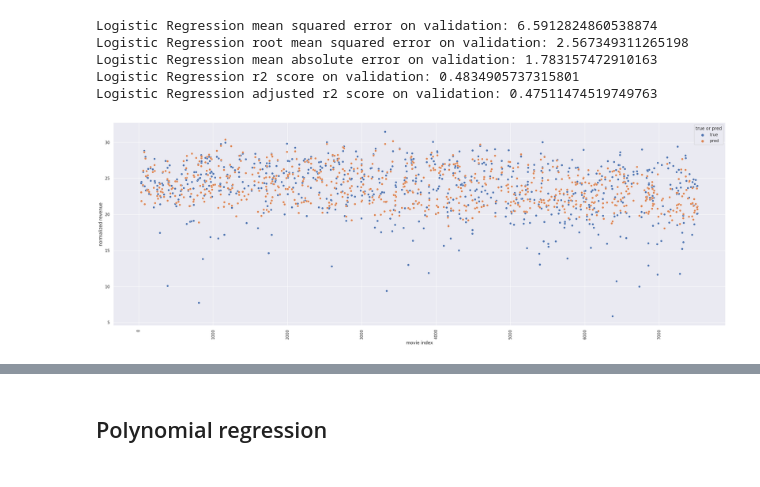
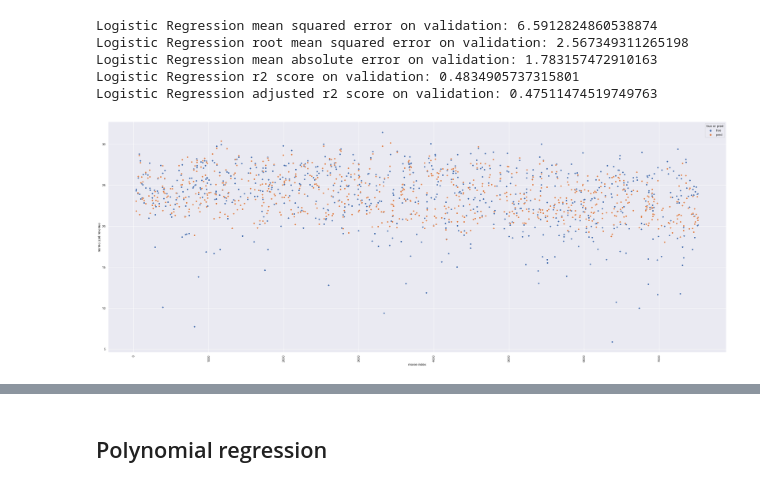
Before and after one commit to emre-bl/Movie-Revenue-Prediction, a Jupyter notebook: İMDB-m.ipynb, the cells around one changed output, grey strips where cells are left out. Cells and saved outputs as stored; diff of their text form; code cells hidden in the pictures.

```diff
--- a/İMDB-m.ipynb
+++ b/İMDB-m.ipynb
@@ -302,12 +407,12 @@ Logistic Regression adjusted r2 score on validation: 0.47511474519749763
 # %%
 import matplotlib.pylab as plt
 import seaborn as sns
 
-sns.set(rc={'figure.figsize':(30,10)})
+sns.set(rc={'figure.figsize':(40,15)})
 sns.scatterplot(data=pd.DataFrame({"movie index": list(y_validation.index)*2, 'normalized revenue': np.hstack((y_validation, LR_validation_prediction)), 'true or pred': np.hstack((["true"]*len(y_validation) , ["pred"]*len(LR_validation_prediction)))}),
                 x="movie index",
                 y="normalized revenue",
                 hue="true or pred")
 plt.xticks(rotation=90);
 # %% [output]
-[figure, old version]
+[figure, new version]
```
Also changed, not shown: parts of 21 cells of this notebook.
